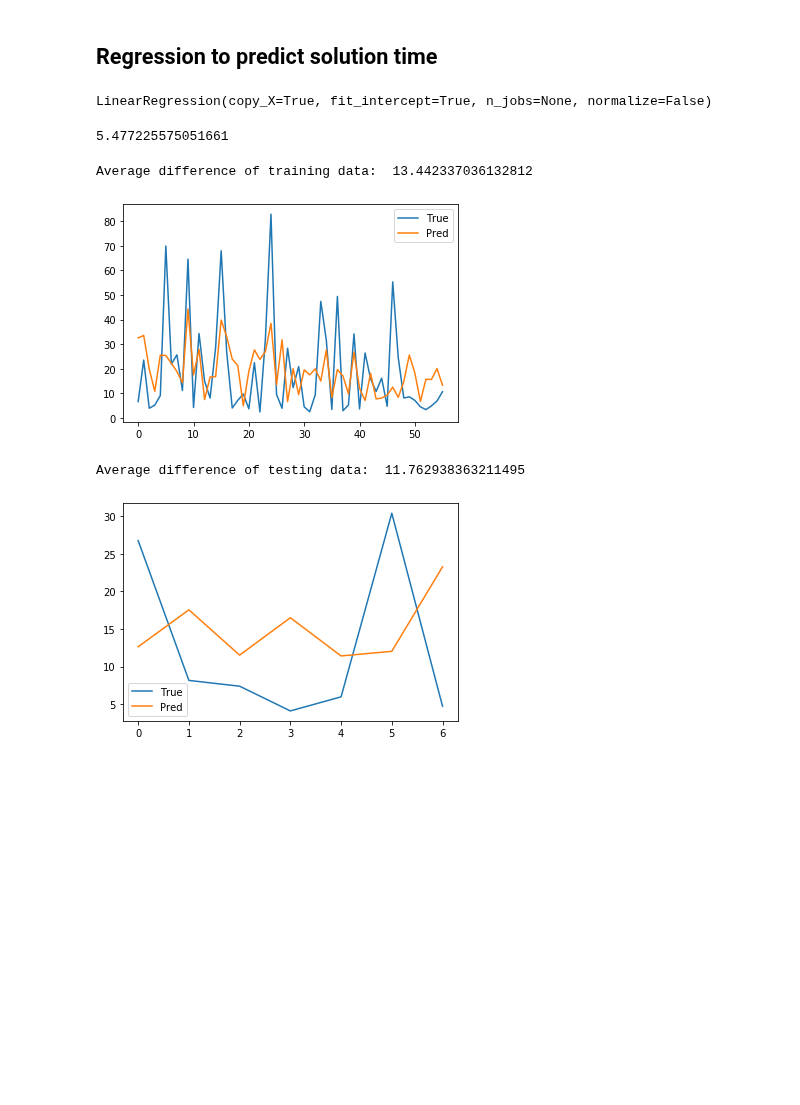
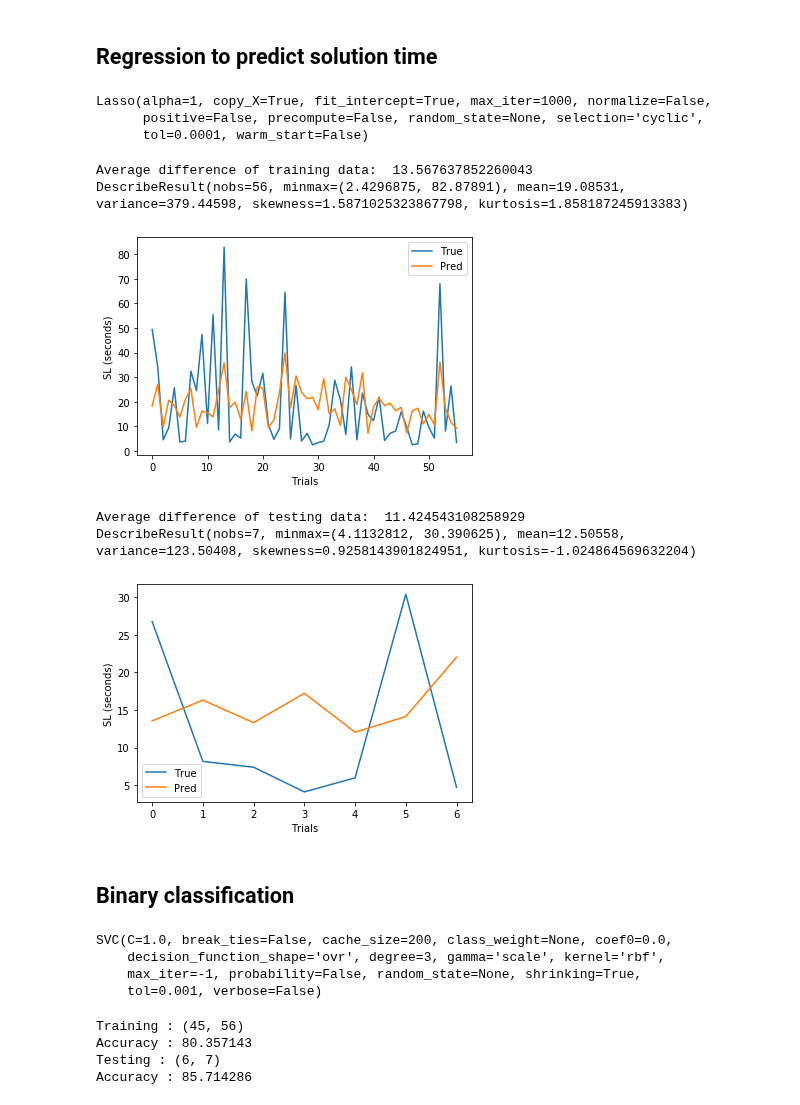
Before and after one commit to hundredball/Math24, a Jupyter notebook: VGG16_test.ipynb, the cells around one changed output. Cells and saved outputs as stored; diff of their text form; code cells hidden in the pictures; blank space fills up the shorter version.

Commit message:
Add binary classification

```diff
--- a/VGG16_test.ipynb
+++ b/VGG16_test.ipynb
@@ -108,37 +111,46 @@ X_train_PCA shape :  (56, 10)
 X_test_PCA shape :  (7, 10)
 # %% [markdown]
 ## Regression to predict solution time
-# %%
-clf = linear_model.LinearRegression()
-clf.fit(X_train_PCA, Y_train)
-# %% [output]
-LinearRegression(copy_X=True, fit_intercept=True, n_jobs=None, normalize=False)
-# %%
-A = np.arange(5)
-np.sum(A**2)**(0.5)
-# %% [output]
-5.477225575051661
+# %%
+X_train_Reg = X_train_PCA
+X_test_Reg = X_test_PCA
+clf = linear_model.Lasso(alpha=1)
+clf.fit(X_train_Reg, Y_train)
+# %% [output]
+Lasso(alpha=1, copy_X=True, fit_intercept=True, max_iter=1000, normalize=False,
+      positive=False, precompute=False, random_state=None, selection='cyclic',
+      tol=0.0001, warm_start=False)
 # %%
 num_train = len(Y_train)
-pred_train = clf.predict(X_train_PCA)
+pred_train = clf.predict(X_train_Reg).flatten()
 plt.plot(range(num_train), Y_train)
 plt.plot(range(num_train), pred_train)
+plt.xlabel('Trials')
+plt.ylabel('SL (seconds)')
 plt.legend(('True', 'Pred'))
 
 MSE_train = 1/num_train * np.sum(np.abs(pred_train-Y_train))
 print('Average difference of training data: ', MSE_train)
+print(stats.describe(Y_train))
 # %% [output]
-Average difference of training data:  13.442337036132812
+Average difference of training data:  13.567637852260043
+DescribeResult(nobs=56, minmax=(2.4296875, 82.87891), mean=19.08531, variance=379.44598, skewness=1.5871025323867798, kurtosis=1.858187245913383)
-[figure, old version]
+[figure, new version]
 # %%
 num_test = len(Y_test)
-pred_test = clf.predict(X_test_PCA)
+pred_test = clf.predict(X_test_Reg).flatten()
 plt.plot(range(len(Y_test)), Y_test)
 plt.plot(range(len(Y_test)), pred_test)
+plt.xlabel('Trials')
+plt.ylabel('SL (seconds)')
 plt.legend(('True', 'Pred'))
 
 MSE_test = 1/num_test * np.sum(np.abs(pred_test-Y_test))
 print('Average difference of testing data: ', MSE_test)
+print(stats.describe(Y_test))
 # %% [output]
-Average difference of testing data:  11.762938363211495
+Average difference of testing data:  11.424543108258929
+DescribeResult(nobs=7, minmax=(4.1132812, 30.390625), mean=12.50558, variance=123.50408, skewness=0.9258143901824951, kurtosis=-1.024864569632204)
-[figure, old version]
+[figure, new version]
+# %% [markdown]
+## Binary classification
@@ -144,0 +165,25 @@ Average difference of testing data:  11.762938363211495
+# %%
+clf = svm.SVC()
+clf.fit(X_train, Y_train_Cla)
+# %% [output]
+SVC(C=1.0, break_ties=False, cache_size=200, class_weight=None, coef0=0.0,
+    decision_function_shape='ovr', degree=3, gamma='scale', kernel='rbf',
+    max_iter=-1, probability=False, random_state=None, shrinking=True,
+    tol=0.001, verbose=False)
+# %%
+num_train = len(Y_train)
+pred_train = clf.predict(X_train)
+
+print('Training : (%d, %d)'%(np.sum(pred_train == Y_train_Cla), num_train))
+print('Accuracy : %f'%(np.sum(pred_train == Y_train_Cla)/num_train*100))
+
+num_test = len(Y_test)
+pred_test = clf.predict(X_test)
+
+print('Testing : (%d, %d)'%(np.sum(pred_test == Y_test_Cla), num_test))
+print('Accuracy : %f'%(np.sum(pred_test == Y_test_Cla)/num_test*100))
+# %% [output]
+Training : (45, 56)
+Accuracy : 80.357143
+Testing : (6, 7)
+Accuracy : 85.714286
```
Also changed, not shown: parts of 3 cells of this notebook.
